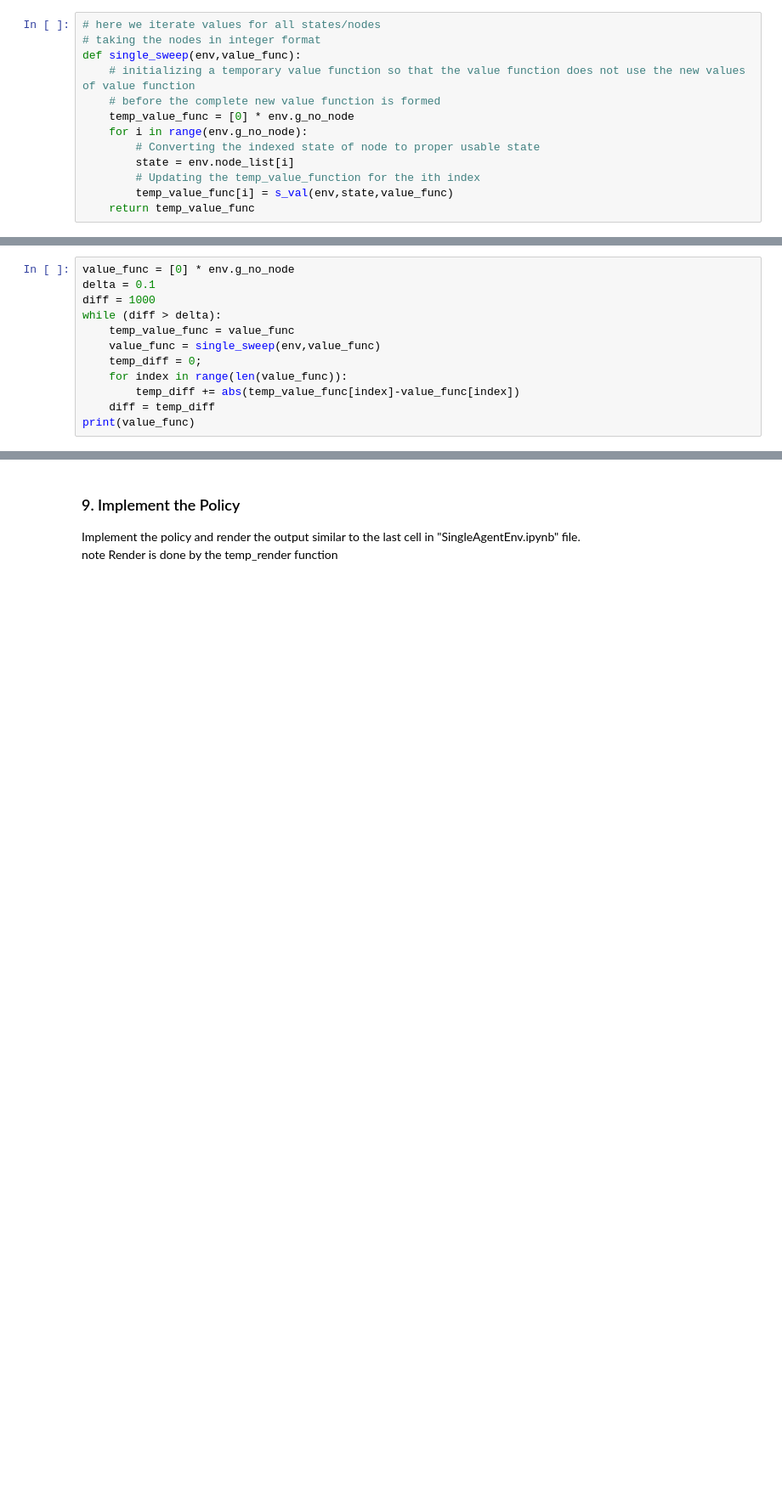
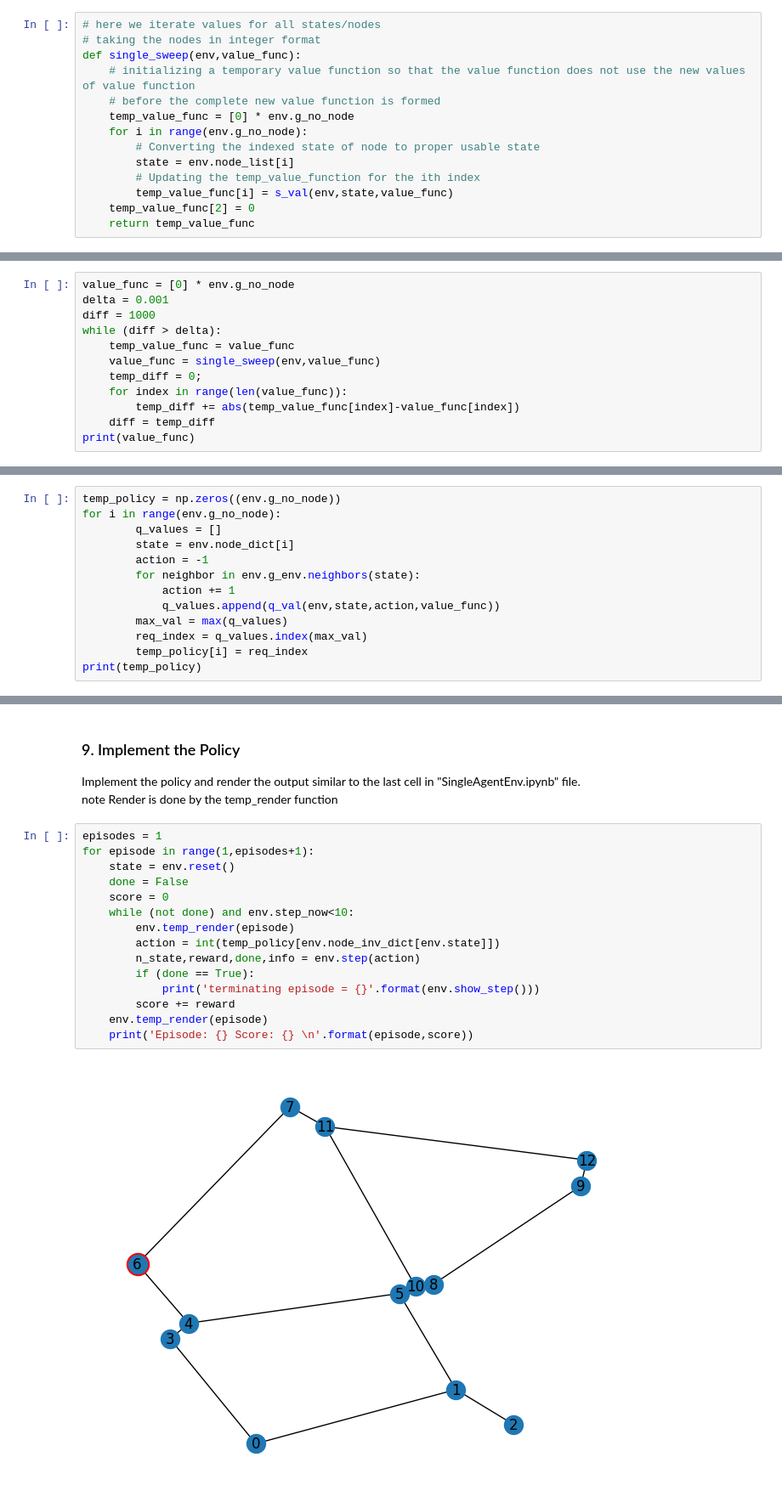
Before and after one commit to ayambasyal/RL-Patrolling, a Jupyter notebook: SingleAgentAlgo1.ipynb, the cells around one changed output, grey strips where cells are left out. Shown: that part at 85% size. Cells and saved outputs as stored; diff of their text form; blank space fills up the shorter version.

Commit message:
first step final

```diff
--- a/SingleAgentAlgo1.ipynb
+++ b/SingleAgentAlgo1.ipynb
@@ -139,6 +141,7 @@ def single_sweep(env,value_func):
         state = env.node_list[i]
         # Updating the temp_value_function for the ith index
         temp_value_func[i] = s_val(env,state,value_func)
+    temp_value_func[2] = 0
     return temp_value_func
 # %%
 # testing
@@ -160,7 +163,7 @@ repeat the sweep while the difference is more than the given $\delta$ <br>
 Note: Some problem may arise, try troubleshooting it
 # %%
 value_func = [0] * env.g_no_node
-delta = 0.1
+delta = 0.001
 diff = 1000
 while (diff > delta):
     temp_value_func = value_func
@@ -178,3 +181,16 @@ print(value_func)
 Chooses the optimal policy implies that the policy gives a probability of 1 for the action with the highest value(action value)
 and 0 for the rest of the actions. <br>
 There might have been case where multiple actions might have the same value. But, for our case, suppose that all actions have different q value. Hence always having an action with a highest q value ( One Solution ) <br>
+# %%
+temp_policy = np.zeros((env.g_no_node))
+for i in range(env.g_no_node):
+        q_values = []
+        state = env.node_dict[i]
+        action = -1
+        for neighbor in env.g_env.neighbors(state):
+            action += 1
+            q_values.append(q_val(env,state,action,value_func))
+        max_val = max(q_values)
+        req_index = q_values.index(max_val)
+        temp_policy[i] = req_index
+print(temp_policy)
@@ -182,3 +200,20 @@ There might have been case where multiple actions might have the same value. But
 ### 9. Implement the Policy
 Implement the policy and render the output similar to the last cell in "SingleAgentEnv.ipynb" file.<br>
 note Render is done by the temp_render function
+# %%
+episodes = 1
+for episode in range(1,episodes+1):
+    state = env.reset()
+    done = False
+    score = 0
+    while (not done) and env.step_now<10:
+        env.temp_render(episode)
+        action = int(temp_policy[env.node_inv_dict[env.state]])
+        n_state,reward,done,info = env.step(action)
+        if (done == True):
+            print('terminating episode = {}'.format(env.show_step()))
+        score += reward
+    env.temp_render(episode)
+    print('Episode: {} Score: {} \n'.format(episode,score))
+# %% [output]
+[figure, added]
```
Also changed, not shown: parts of 6 cells of this notebook, 1 other file.
